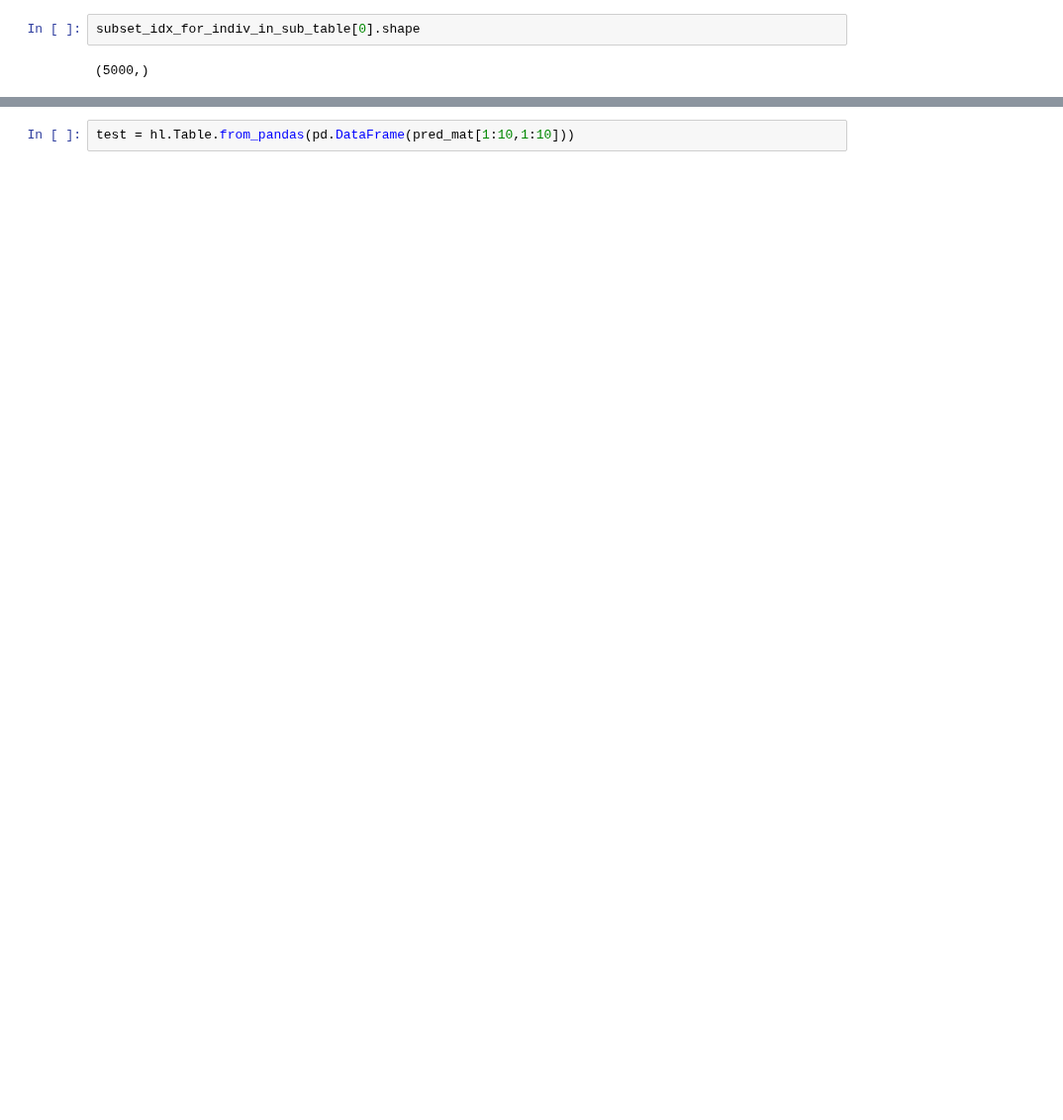
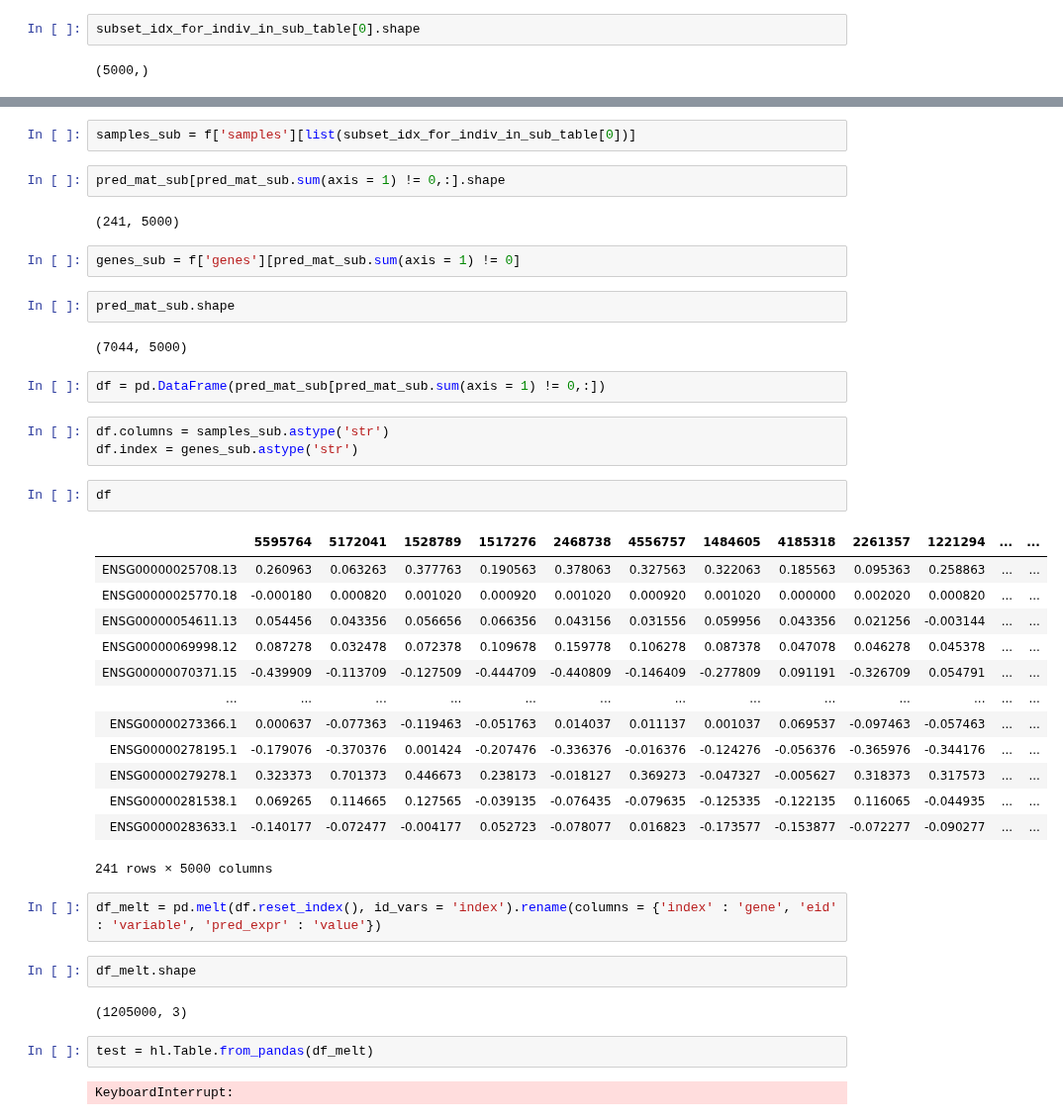
Before and after one commit to liangyy/ptrs-ukb, a Jupyter notebook: notebook/look_at_predicted_expr.ipynb, the cells around one changed output, grey strips where cells are left out. Shown at 99% size. Cells and saved outputs as stored; diff of their text form; blank space fills up the shorter version.

```diff
--- a/notebook/look_at_predicted_expr.ipynb
+++ b/notebook/look_at_predicted_expr.ipynb
@@ -57,5 +82,46 @@ pred_mat_sub = f['pred_expr'][:, subset_idx_for_indiv_in_sub_table[0]]
+# %%
+samples_sub = f['samples'][list(subset_idx_for_indiv_in_sub_table[0])]
+# %%
+pred_mat_sub[pred_mat_sub.sum(axis = 1) != 0,:].shape
+# %% [output]
+(241, 5000)
+# %%
+genes_sub = f['genes'][pred_mat_sub.sum(axis = 1) != 0]
+# %%
+pred_mat_sub.shape
+# %% [output]
+(7044, 5000)
+# %%
+df = pd.DataFrame(pred_mat_sub[pred_mat_sub.sum(axis = 1) != 0,:])
+# %%
+df.columns = samples_sub.astype('str')
+df.index = genes_sub.astype('str')
+# %%
+df
+# %% [output]
+|  | 5595764 | 5172041 | 1528789 | 1517276 | 2468738 | 4556757 | 1484605 | 4185318 | 2261357 | 1221294 | ... | ... |
+| ENSG00000025708.13 | 0.260963 | 0.063263 | 0.377763 | 0.190563 | 0.378063 | 0.327563 | 0.322063 | 0.185563 | 0.095363 | 0.258863 | ... | ... |
+| ENSG00000025770.18 | -0.000180 | 0.000820 | 0.001020 | 0.000920 | 0.001020 | 0.000920 | 0.001020 | 0.000000 | 0.002020 | 0.000820 | ... | ... |
+| ENSG00000054611.13 | 0.054456 | 0.043356 | 0.056656 | 0.066356 | 0.043156 | 0.031556 | 0.059956 | 0.043356 | 0.021256 | -0.003144 | ... | ... |
+| ENSG00000069998.12 | 0.087278 | 0.032478 | 0.072378 | 0.109678 | 0.159778 | 0.106278 | 0.087378 | 0.047078 | 0.046278 | 0.045378 | ... | ... |
+| ENSG00000070371.15 | -0.439909 | -0.113709 | -0.127509 | -0.444709 | -0.440809 | -0.146409 | -0.277809 | 0.091191 | -0.326709 | 0.054791 | ... | ... |
+| ... | ... | ... | ... | ... | ... | ... | ... | ... | ... | ... | ... | ... |
+| ENSG00000273366.1 | 0.000637 | -0.077363 | -0.119463 | -0.051763 | 0.014037 | 0.011137 | 0.001037 | 0.069537 | -0.097463 | -0.057463 | ... | ... |
+| ENSG00000278195.1 | -0.179076 | -0.370376 | 0.001424 | -0.207476 | -0.336376 | -0.016376 | -0.124276 | -0.056376 | -0.365976 | -0.344176 | ... | ... |
+| ENSG00000279278.1 | 0.323373 | 0.701373 | 0.446673 | 0.238173 | -0.018127 | 0.369273 | -0.047327 | -0.005627 | 0.318373 | 0.317573 | ... | ... |
+| ENSG00000281538.1 | 0.069265 | 0.114665 | 0.127565 | -0.039135 | -0.076435 | -0.079635 | -0.125335 | -0.122135 | 0.116065 | -0.044935 | ... | ... |
+| ENSG00000283633.1 | -0.140177 | -0.072477 | -0.004177 | 0.052723 | -0.078077 | 0.016823 | -0.173577 | -0.153877 | -0.072277 | -0.090277 | ... | ... |
+241 rows × 5000 columns
+# %%
+df_melt = pd.melt(df.reset_index(), id_vars = 'index').rename(columns = {'index' : 'gene', 'eid' : 'variable', 'pred_expr' : 'value'})
+# %%
+df_melt.shape
+# %% [output]
+(1205000, 3)
 # %%
-test = hl.Table.from_pandas(pd.DataFrame(pred_mat[1:10,1:10]))
+test = hl.Table.from_pandas(df_melt)
+# %% [output]
+KeyboardInterrupt:
 # %%
 test.describe()
 # %% [output]
```
Also changed, not shown: parts of 11 cells of this notebook.
